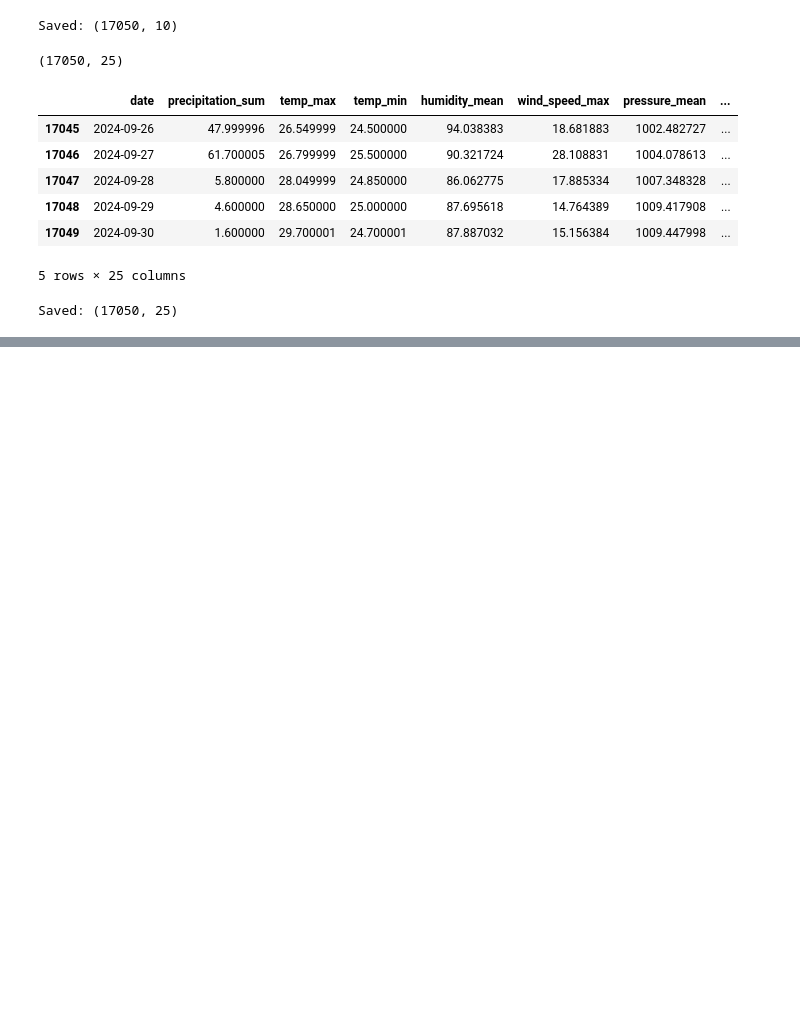
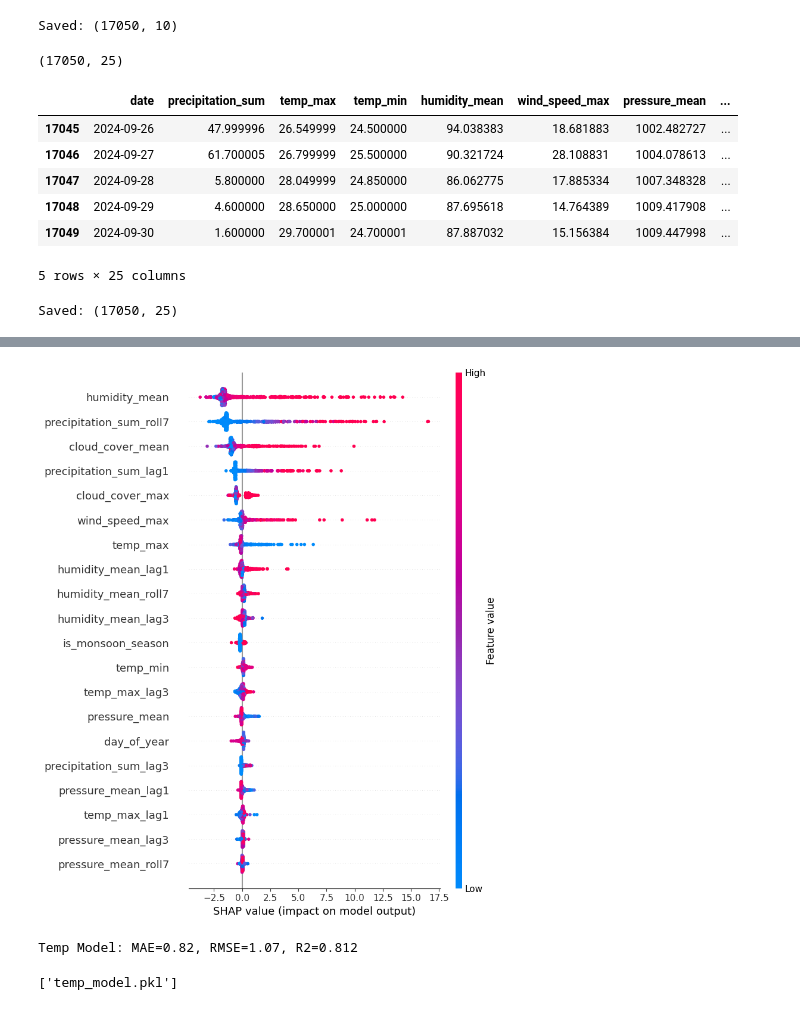
Before and after one commit to tamanna26072/weather_intelligence, a Jupyter notebook: notebooks/01_data_fetch.ipynb, the cells around one changed output, grey strips where cells are left out. Drawn from its saved outputs; the diff is of its cells as text; code cells hidden in the pictures; blank space fills up the shorter version.

```diff
--- a/notebooks/01_data_fetch.ipynb
+++ b/notebooks/01_data_fetch.ipynb
@@ -279,0 +390,27 @@ files.download("weather_features_5cities_2015_2024.csv")
+# %%
+from sklearn.model_selection import RandomizedSearchCV
+
+param_dist = {
+	"n_estimators": [100, 200, 300],
+	"max_depth": [10, 20, 30, None],
+	"min_samples_split": [2, 5, 10],
+	"min_samples_leaf": [1, 2, 4],
+	"max_features": ["sqrt", "log2"]
+}
+
+rf_search = RandomizedSearchCV(
+	RandomForestRegressor(random_state=42, n_jobs=-1),
+	param_distributions=param_dist,
+	n_iter=15,
+	cv=3,
+	scoring="r2",
+	random_state=42,
+	n_jobs=-1
+)
+
+rf_search.fit(X_train, y_train)
+print("Best params:", rf_search.best_params_)
+
+best_rf = rf_search.best_estimator_
+preds = best_rf.predict(X_test)
+print(f"Tuned RF: MAE={mean_absolute_error(y_test,preds):.2f}, RMSE={np.sqrt(mean_squared_error(y_test,preds)):.2f}, R2={r2_score(y_test,preds):.3f}")
@@ -279,0 +433,32 @@ files.download("weather_features_5cities_2015_2024.csv")
+# %%
+!pip install shap -q
+import shap
+
+explainer = shap.TreeExplainer(best_rf)
+shap_values = explainer.shap_values(X_test.sample(500, random_state=42))
+
+shap.summary_plot(shap_values, X_test.sample(500, random_state=42), show=False)
+plt.tight_layout()
+plt.savefig("shap_summary.png", dpi=150)
+plt.show()
+# %% [output]
+[figure, added]
+# %%
+y_temp = model_df["temp_max"]
+feature_cols_temp = [c for c in model_df.columns if c not in
+	["date", "temp_max", "precipitation_sum", "month", "year"]]
+X_temp = model_df[feature_cols_temp]
+
+X_temp_train, X_temp_test = X_temp.iloc[:split_idx], X_temp.iloc[split_idx:]
+y_temp_train, y_temp_test = y_temp.iloc[:split_idx], y_temp.iloc[split_idx:]
+
+rf_temp = RandomForestRegressor(n_estimators=200, random_state=42, n_jobs=-1)
+rf_temp.fit(X_temp_train, y_temp_train)
+preds_temp = rf_temp.predict(X_temp_test)
+
+print(f"Temp Model: MAE={mean_absolute_error(y_temp_test,preds_temp):.2f}, RMSE={np.sqrt(mean_squared_error(y_temp_test,preds_temp)):.2f}, R2={r2_score(y_temp_test,preds_temp):.3f}")
+
+joblib.dump(rf_temp, "temp_model.pkl")
+# %% [output]
+Temp Model: MAE=0.82, RMSE=1.07, R2=0.812
+['temp_model.pkl']
```
Also changed, not shown: parts of 13 cells of this notebook, 2 other files.
